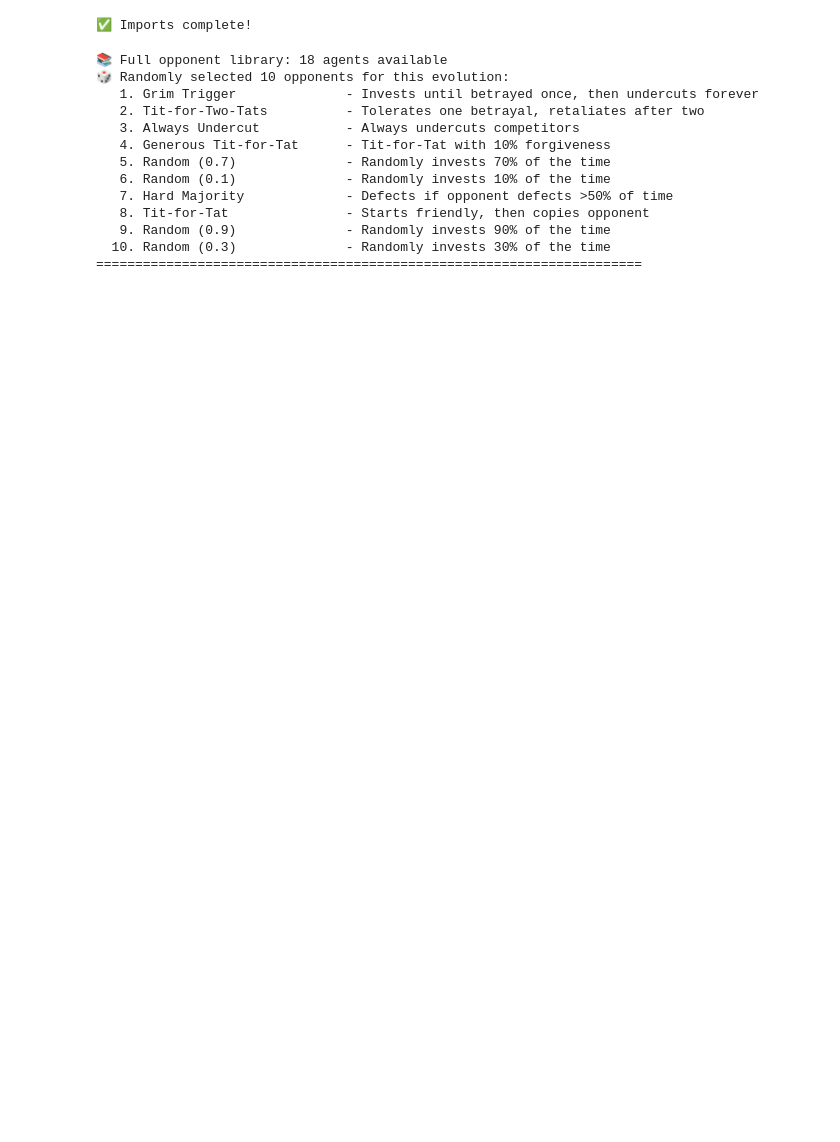
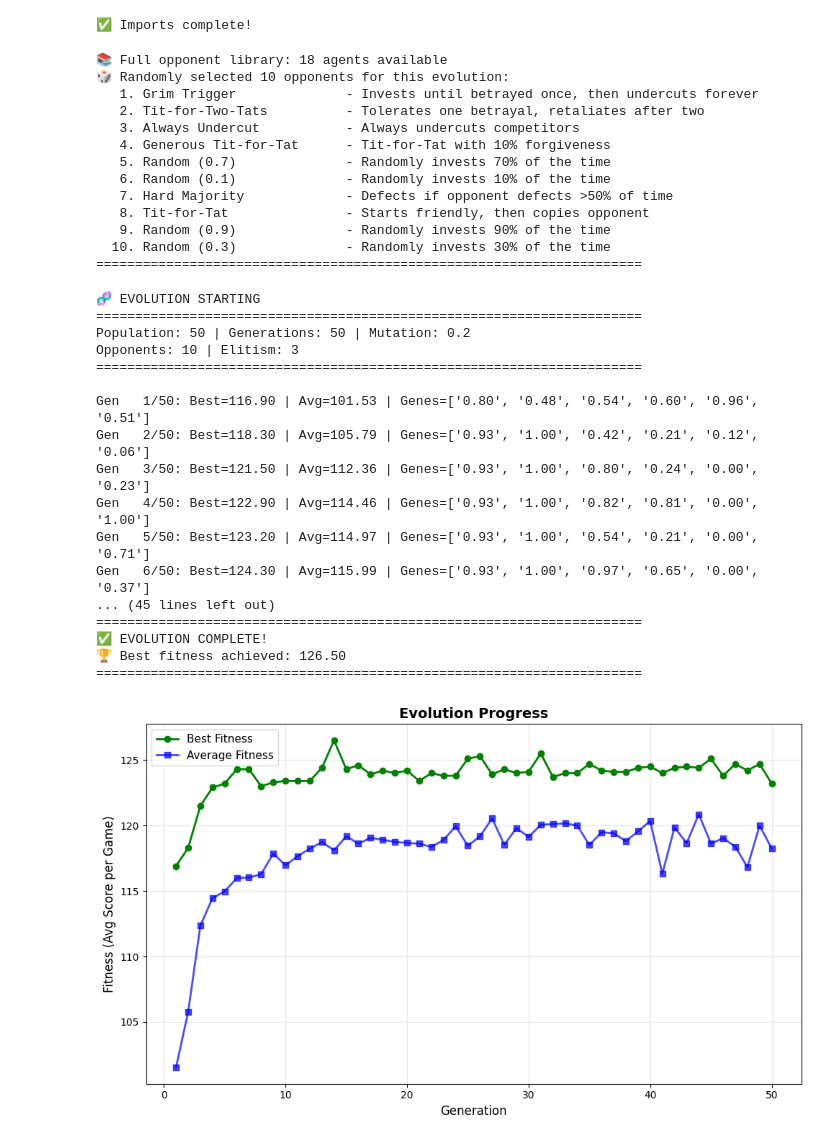
Before and after one commit to Akian-23/descriptive-ai, a Jupyter notebook: Act 2/unit_5_student_notebook.ipynb, the cells around one changed output. Saved outputs shown, nothing was run; the diff lists cells and outputs as text; code cells hidden in the pictures; blank space fills up the shorter version.

```diff
--- a/Act 2/unit_5_student_notebook.ipynb
+++ b/Act 2/unit_5_student_notebook.ipynb
@@ -360,33 +360,60 @@ def evolve(generations=25, pop_size=20, opponents=None, mutation_rate=0.15, elit
             selected = tournament_selection(population, fitnesses)
 
             # Fill the rest of the population with offspring
             while len(next_population) < pop_size:
                 parent1, parent2 = random.sample(selected, 2)
                 child = crossover_and_mutate(parent1, parent2, mutation_rate)
                 next_population.append(child)
 
             population = next_population
 
     print(f"\n{'='*70}")
     print(f"✅ EVOLUTION COMPLETE!")
     print(f"🏆 Best fitness achieved: {best_overall_fitness:.2f}")
     print(f"{'='*70}\n")
 
     # Plot evolution progress
     plt.figure(figsize=(10, 6))
     plt.plot(range(1, generations+1), best_fitness_history,
              label='Best Fitness', linewidth=2, color='green', marker='o')
     plt.plot(range(1, generations+1), avg_fitness_history,
              label='Average Fitness', linewidth=2, color='blue', marker='s', alpha=0.7)
     plt.xlabel('Generation', fontsize=12)
     plt.ylabel('Fitness (Avg Score per Game)', fontsize=12)
     plt.title('Evolution Progress', fontsize=14, fontweight='bold')
     plt.legend(fontsize=11)
     plt.grid(True, alpha=0.3)
     plt.tight_layout()
     plt.show()
 
     return best_overall_agent
+
+# Run a stronger evolution
+best_agent = evolve(
+    generations=50,    # more generations for better evolution
+    pop_size=50,       # larger population to explore more strategies
+    mutation_rate=0.2, # slightly higher mutation to explore gene space
+    elitism=3          # keep top 3 agents each generation
+)
+# %% [output]
+🧬 EVOLUTION STARTING
+======================================================================
+Population: 50 | Generations: 50 | Mutation: 0.2
+Opponents: 10 | Elitism: 3
+======================================================================
+
+Gen   1/50: Best=116.90 | Avg=101.53 | Genes=['0.80', '0.48', '0.54', '0.60', '0.96', '0.51']
+Gen   2/50: Best=118.30 | Avg=105.79 | Genes=['0.93', '1.00', '0.42', '0.21', '0.12', '0.06']
+Gen   3/50: Best=121.50 | Avg=112.36 | Genes=['0.93', '1.00', '0.80', '0.24', '0.00', '0.23']
+Gen   4/50: Best=122.90 | Avg=114.46 | Genes=['0.93', '1.00', '0.82', '0.81', '0.00', '1.00']
+Gen   5/50: Best=123.20 | Avg=114.97 | Genes=['0.93', '1.00', '0.54', '0.21', '0.00', '0.71']
+Gen   6/50: Best=124.30 | Avg=115.99 | Genes=['0.93', '1.00', '0.97', '0.65', '0.00', '0.37']
+... (45 lines left out)
+======================================================================
+✅ EVOLUTION COMPLETE!
+🏆 Best fitness achieved: 126.50
+======================================================================
+[figure, added]
 # %%
 
 # ============================================================================
```
Also changed, not shown: parts of 8 cells of this notebook, 6 other files.
